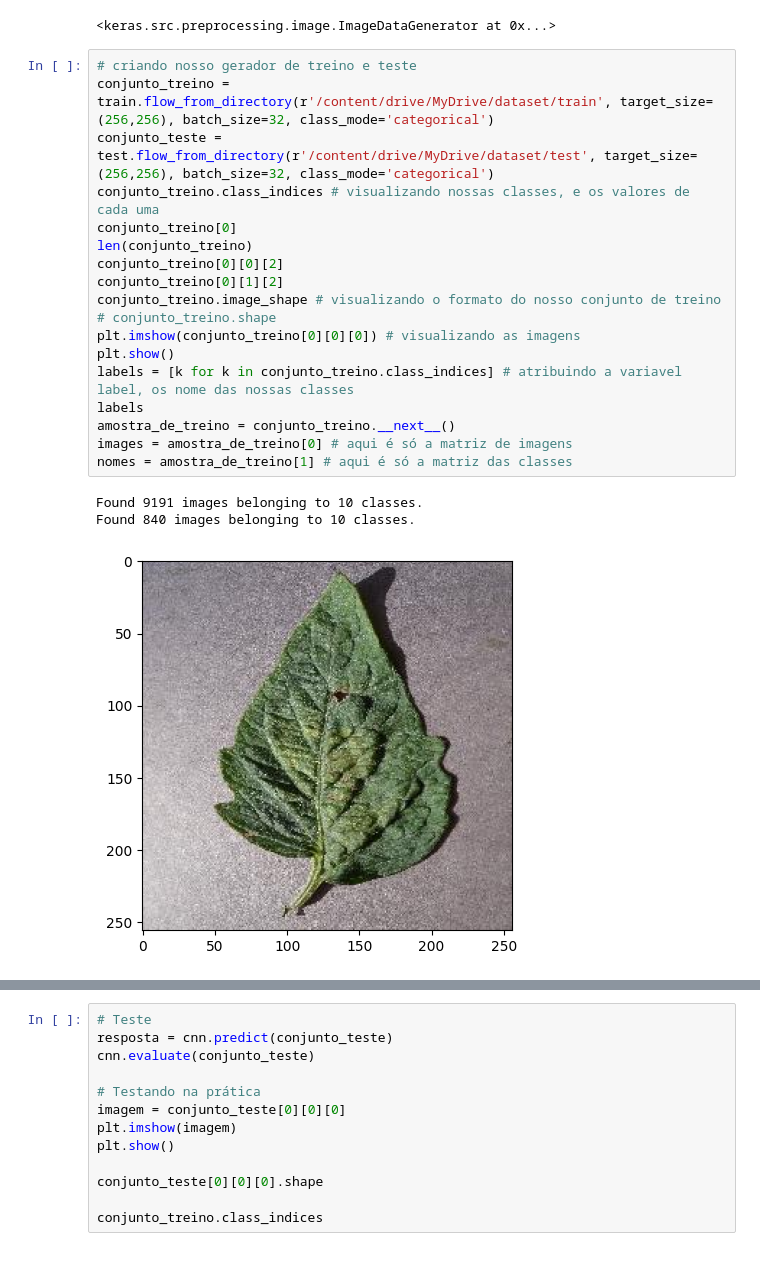
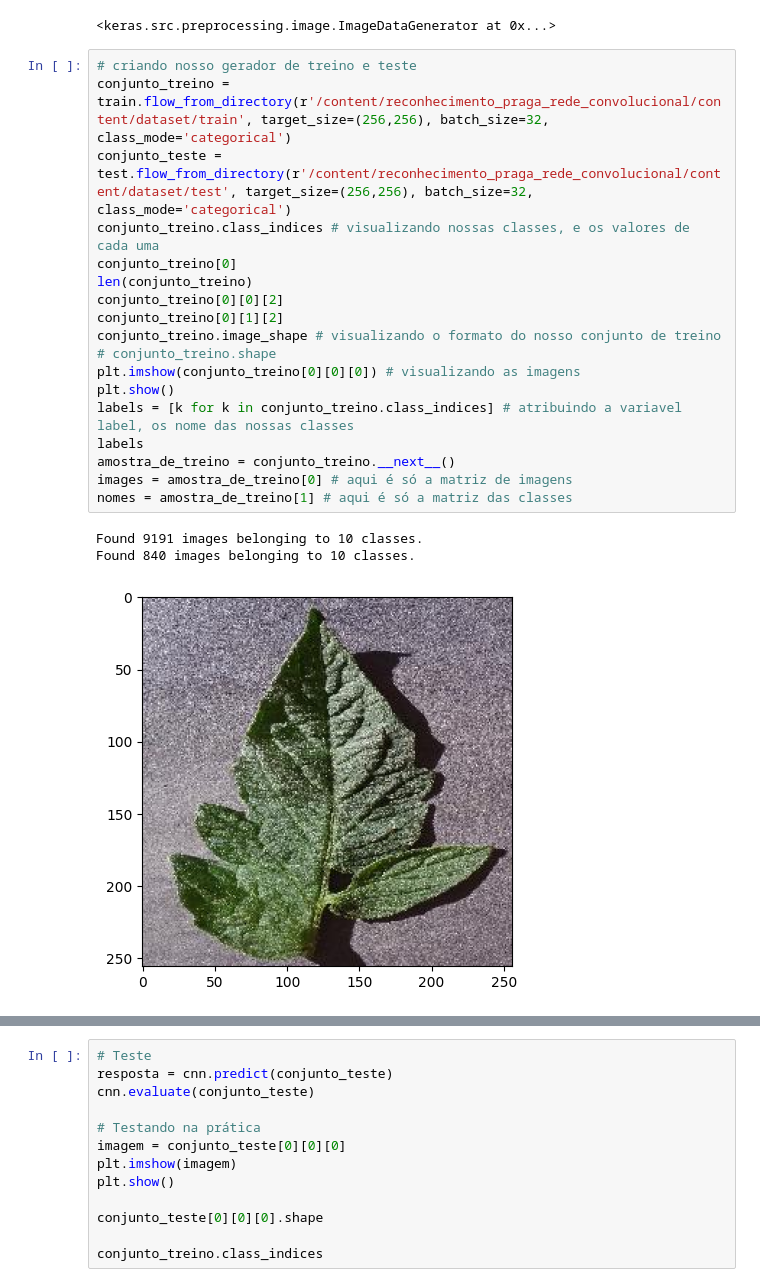
Before and after one commit to mperaltarj/reconhecimento_praga_rede_convolucional, a Jupyter notebook: reconhecimento_praga_rede_convolucional.ipynb, the cells around one changed output, grey strips where cells are left out. Cells and saved outputs as stored; diff of their text form.

```diff
--- a/reconhecimento_praga_rede_convolucional.ipynb
+++ b/reconhecimento_praga_rede_convolucional.ipynb
@@ -81,26 +95,26 @@ train # para visualizar o objeto
 <keras.src.preprocessing.image.ImageDataGenerator at 0x...>
 # %%
 # criando nosso gerador de treino e teste
-conjunto_treino = train.flow_from_directory(r'/content/drive/MyDrive/dataset/train', target_size=(256,256), batch_size=32, class_mode='categorical')
-conjunto_teste = test.flow_from_directory(r'/content/drive/MyDrive/dataset/test', target_size=(256,256), batch_size=32, class_mode='categorical')
+conjunto_treino = train.flow_from_directory(r'/content/reconhecimento_praga_rede_convolucional/content/dataset/train', target_size=(256,256), batch_size=32, class_mode='categorical')
+conjunto_teste = test.flow_from_directory(r'/content/reconhecimento_praga_rede_convolucional/content/dataset/test', target_size=(256,256), batch_size=32, class_mode='categorical')
 conjunto_treino.class_indices # visualizando nossas classes, e os valores de cada uma
 conjunto_treino[0]
 len(conjunto_treino)
 conjunto_treino[0][0][2]
 conjunto_treino[0][1][2]
 conjunto_treino.image_shape # visualizando o formato do nosso conjunto de treino
 # conjunto_treino.shape
 plt.imshow(conjunto_treino[0][0][0]) # visualizando as imagens
 plt.show()
 labels = [k for k in conjunto_treino.class_indices] # atribuindo a variavel label, os nome das nossas classes
 labels
 amostra_de_treino = conjunto_treino.__next__()
 images = amostra_de_treino[0] # aqui é só a matriz de imagens
 nomes = amostra_de_treino[1] # aqui é só a matriz das classes
 # %% [output]
 Found 9191 images belonging to 10 classes.
 Found 840 images belonging to 10 classes.
-[figure, old version]
+[figure, new version]
 # %%
 # visualizando nossas imagens, agora com subplots
 plt.figure(figsize = (20 , 20))
```
Also changed, not shown: parts of 9 cells of this notebook.
